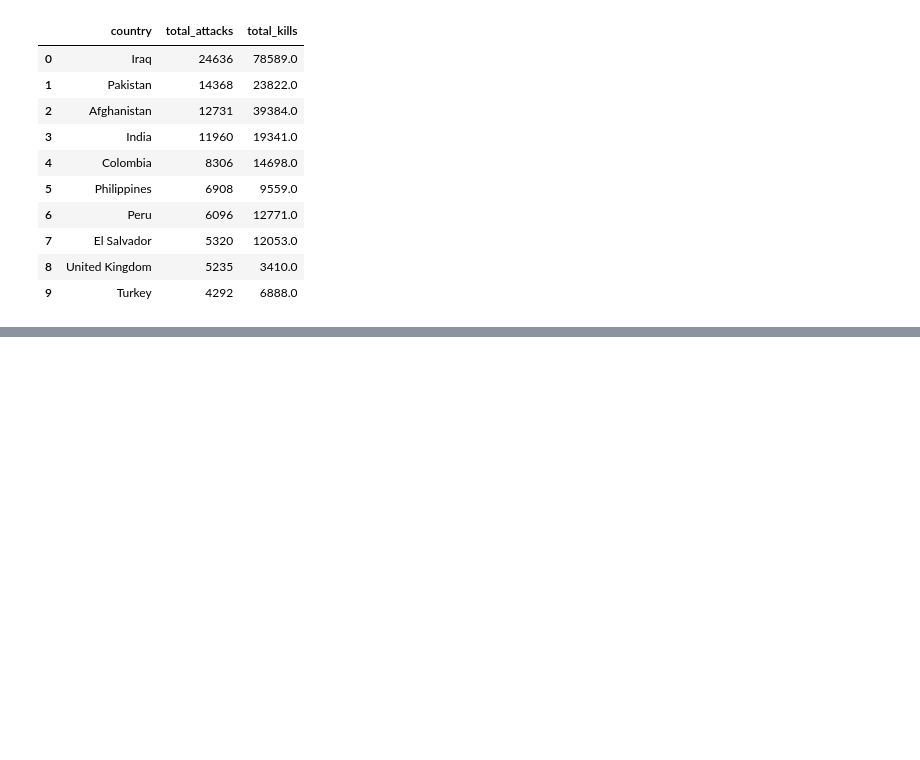
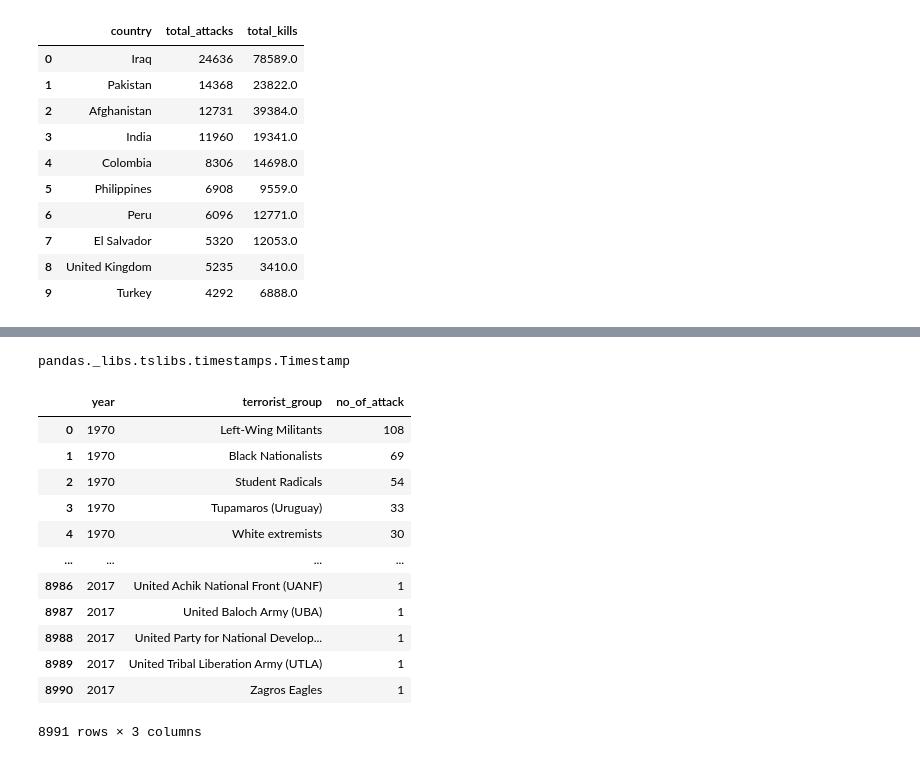
Before and after one commit to harshalpweb/Global-Terrorism-Analysis, a Jupyter notebook: CH_{Harshal_Pawar}_{Global_Terrorism_Analysis}_Capstone_Project.ipynb, the cells around one changed output, grey strips where cells are left out. Drawn from its saved outputs; the diff is of its cells as text; code cells hidden in the pictures; blank space fills up the shorter version.

```diff
--- a/CH_{Harshal_Pawar}_{Global_Terrorism_Analysis}_Capstone_Project.ipynb
+++ b/CH_{Harshal_Pawar}_{Global_Terrorism_Analysis}_Capstone_Project.ipynb
@@ -182,0 +416,4 @@ country_wise_kills
+# %%
+type(t_group['year'][0])
+# %% [output]
+pandas._libs.tslibs.timestamps.Timestamp
@@ -182,0 +430,20 @@ country_wise_kills
+# %%
+t1_group_=sub_df[['year','terrorist_group']].copy()
+t1_group=t1_group_[t1_group_.terrorist_group!='Unknown'].copy()
+x=t1_group.groupby('year').agg({'terrorist_group':'value_counts'})
+z=x.rename(columns={'terrorist_group':'no_of_attack'}).reset_index()
+z
+# %% [output]
+|  | year | terrorist_group | no_of_attack |
+| 0 | 1970 | Left-Wing Militants | 108 |
+| 1 | 1970 | Black Nationalists | 69 |
+| 2 | 1970 | Student Radicals | 54 |
+| 3 | 1970 | Tupamaros (Uruguay) | 33 |
+| 4 | 1970 | White extremists | 30 |
+| ... | ... | ... | ... |
+| 8986 | 2017 | United Achik National Front (UANF) | 1 |
+| 8987 | 2017 | United Baloch Army (UBA) | 1 |
+| 8988 | 2017 | United Party for National Develop... | 1 |
+| 8989 | 2017 | United Tribal Liberation Army (UTLA) | 1 |
+| 8990 | 2017 | Zagros Eagles | 1 |
+8991 rows × 3 columns
```
Also changed, not shown: parts of 27 cells of this notebook.
